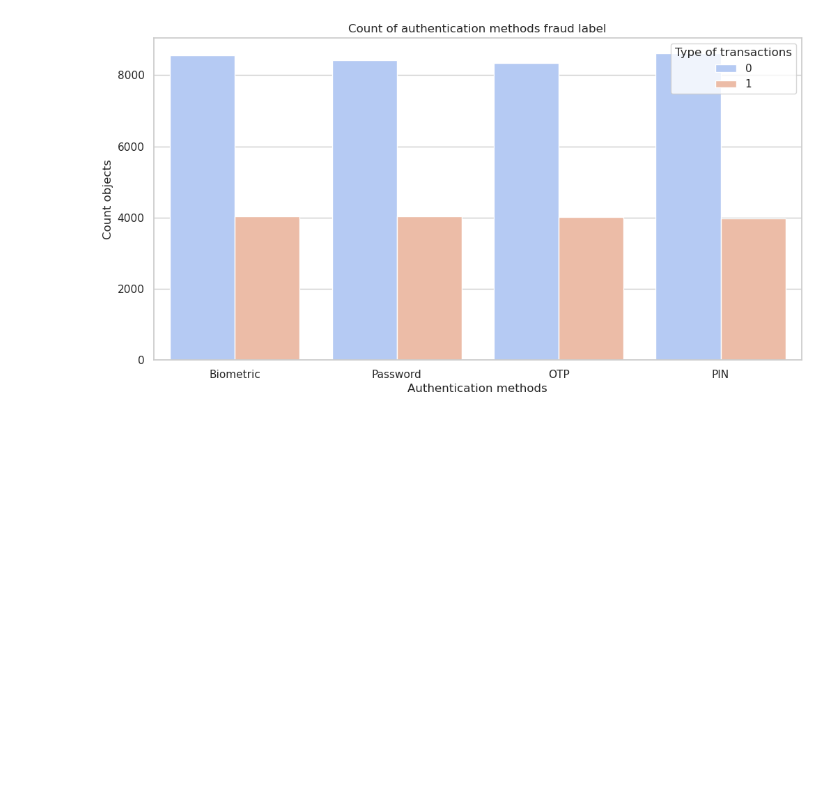
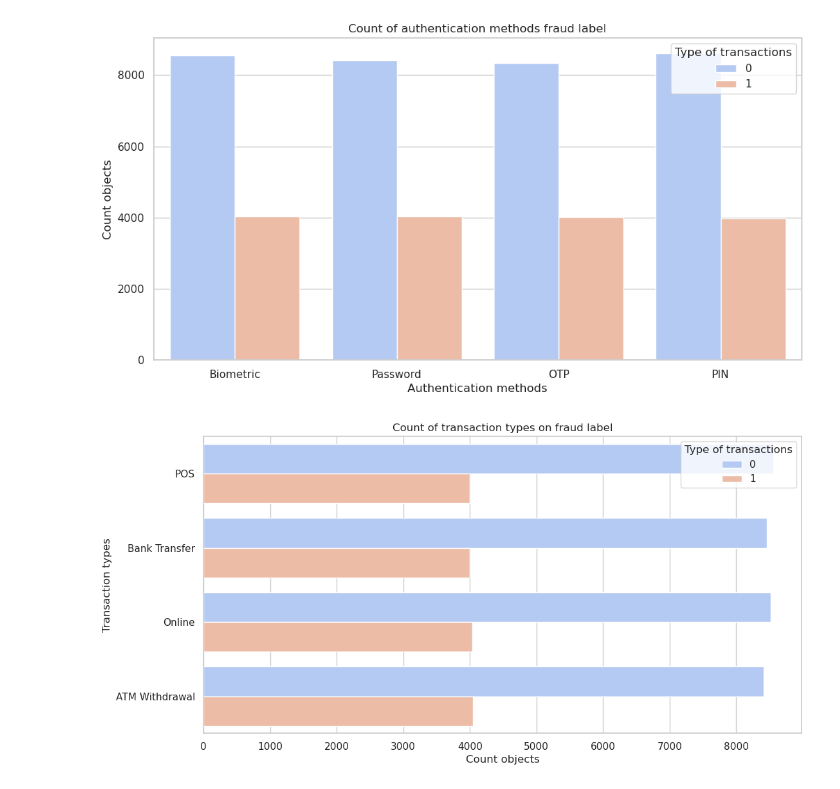
Before and after one commit to crissyro/Fraud-Detection-Transactions, a Jupyter notebook: jupyter/fraud_detection_transactions.ipynb, the cells around one changed output. Saved outputs shown, nothing was run; the diff lists cells and outputs as text; code cells hidden in the pictures; blank space fills up the shorter version.

Commit message:
add count plot transaction types

```diff
--- a/jupyter/fraud_detection_transactions.ipynb
+++ b/jupyter/fraud_detection_transactions.ipynb
@@ -263,3 +263,16 @@ plt.ylabel('Count objects', fontsize=12)
 plt.legend(title='Type of transactions');
 # %% [output]
 [figure]
+# %%
+plt.figure(figsize=(12, 6))
+sns.countplot(data=df,
+              y='Transaction_Type',
+              hue='Fraud_Label',
+              palette='coolwarm',
+              )
+plt.title('Count of transaction types on fraud label')
+plt.xlabel('Count objects', fontsize=12)
+plt.ylabel('Transaction types', fontsize=12)
+plt.legend(title='Type of transactions');
+# %% [output]
+[figure, added]
```
Also changed, not shown: parts of 1 cell of this notebook.
